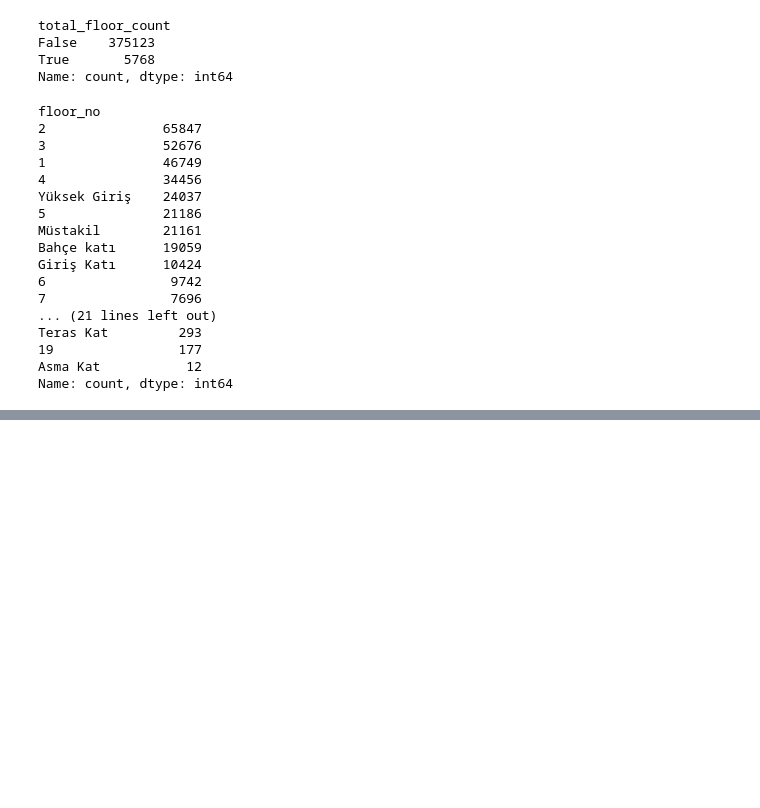
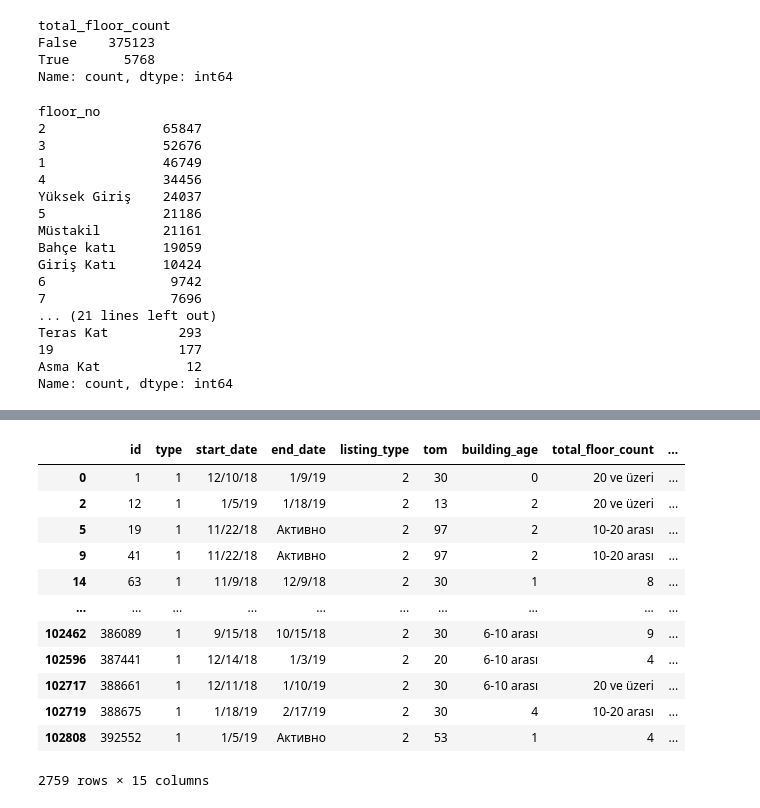
Before and after one commit to Rev1ze/team_build, a Jupyter notebook: team_proj 4kurs.ipynb, the cells around one changed output, grey strips where cells are left out. Saved outputs shown, nothing was run; the diff lists cells and outputs as text; code cells hidden in the pictures; blank space fills up the shorter version.

```diff
--- a/team_proj 4kurs.ipynb
+++ b/team_proj 4kurs.ipynb
@@ -560,0 +695,2 @@ memory usage: 40.9+ MB
+# %%
+df_rent = df_rent.drop(df_rent[(df_rent['price'] > 25000)].index)
@@ -560,0 +730,12 @@ memory usage: 40.9+ MB
+# %%
+def safe_sum_rooms(x):
+    try:
+        parts = list(map(int, x.split('+')))
+        return sum(parts)
+    except Exception:
+        return None  # или np.nan, если импортирован numpy как np
+
+df_rent['room_count'] = df_rent['room_count'].apply(safe_sum_rooms)
+
+# Удаляем строки с некорректными значениями (где суммы нет)
+df_rent = df_rent.dropna(subset=['room_count'])
@@ -560,0 +773,13 @@ memory usage: 40.9+ MB
+# %%
+mean_size_per_room = (df_rent.loc[df['size'].notna() & df_rent['room_count'].notna(), 'size'] /
+                      df_rent.loc[df['size'].notna() & df_rent['room_count'].notna(), 'room_count']).mean()
+
+# Функция для заполнения NaN в size
+def fill_size(row):
+    if pd.isna(row['size']) and pd.notna(row['room_count']):
+        return mean_size_per_room * row['room_count']
+    else:
+        return row['size']
+
+# Применяем заполнение к датафрейму
+df_rent['size'] = df_rent.apply(fill_size, axis=1)
@@ -560,0 +798,16 @@ memory usage: 40.9+ MB
+# %%
+df_rent[df_rent['type'] == 1]
+# %% [output]
+|  | id | type | start_date | end_date | listing_type | tom | building_age | total_floor_count | ... |
+| 0 | 1 | 1 | 12/10/18 | 1/9/19 | 2 | 30 | 0 | 20 ve üzeri | ... |
+| 2 | 12 | 1 | 1/5/19 | 1/18/19 | 2 | 13 | 2 | 20 ve üzeri | ... |
+| 5 | 19 | 1 | 11/22/18 | Активно | 2 | 97 | 2 | 10-20 arası | ... |
+| 9 | 41 | 1 | 11/22/18 | Активно | 2 | 97 | 2 | 10-20 arası | ... |
+| 14 | 63 | 1 | 11/9/18 | 12/9/18 | 2 | 30 | 1 | 8 | ... |
+| ... | ... | ... | ... | ... | ... | ... | ... | ... | ... |
+| 102462 | 386089 | 1 | 9/15/18 | 10/15/18 | 2 | 30 | 6-10 arası | 9 | ... |
+| 102596 | 387441 | 1 | 12/14/18 | 1/3/19 | 2 | 20 | 6-10 arası | 4 | ... |
+| 102717 | 388661 | 1 | 12/11/18 | 1/10/19 | 2 | 30 | 6-10 arası | 20 ve üzeri | ... |
+| 102719 | 388675 | 1 | 1/18/19 | 2/17/19 | 2 | 30 | 4 | 10-20 arası | ... |
+| 102808 | 392552 | 1 | 1/5/19 | Активно | 2 | 53 | 1 | 4 | ... |
+2759 rows × 15 columns
```
Also changed, not shown: parts of 43 cells of this notebook, 1 other file.
